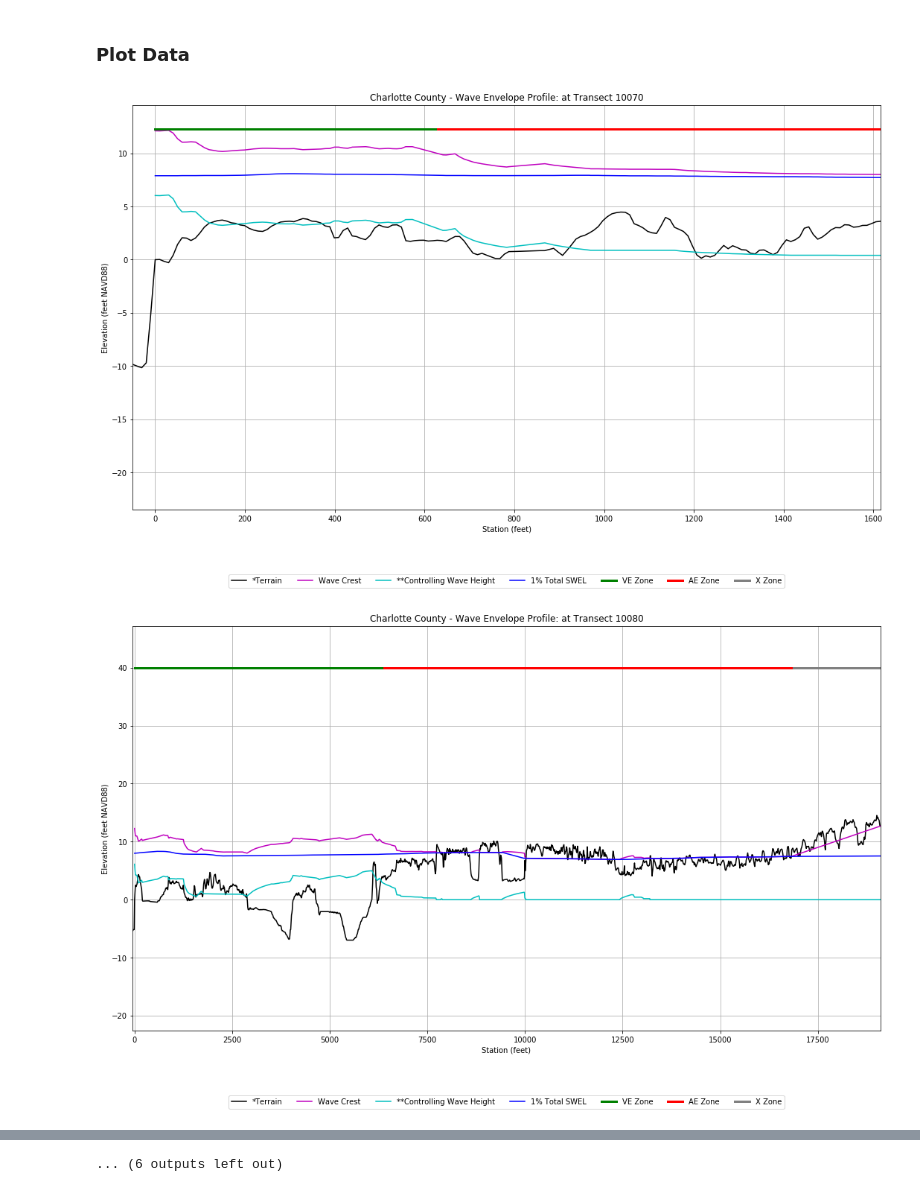
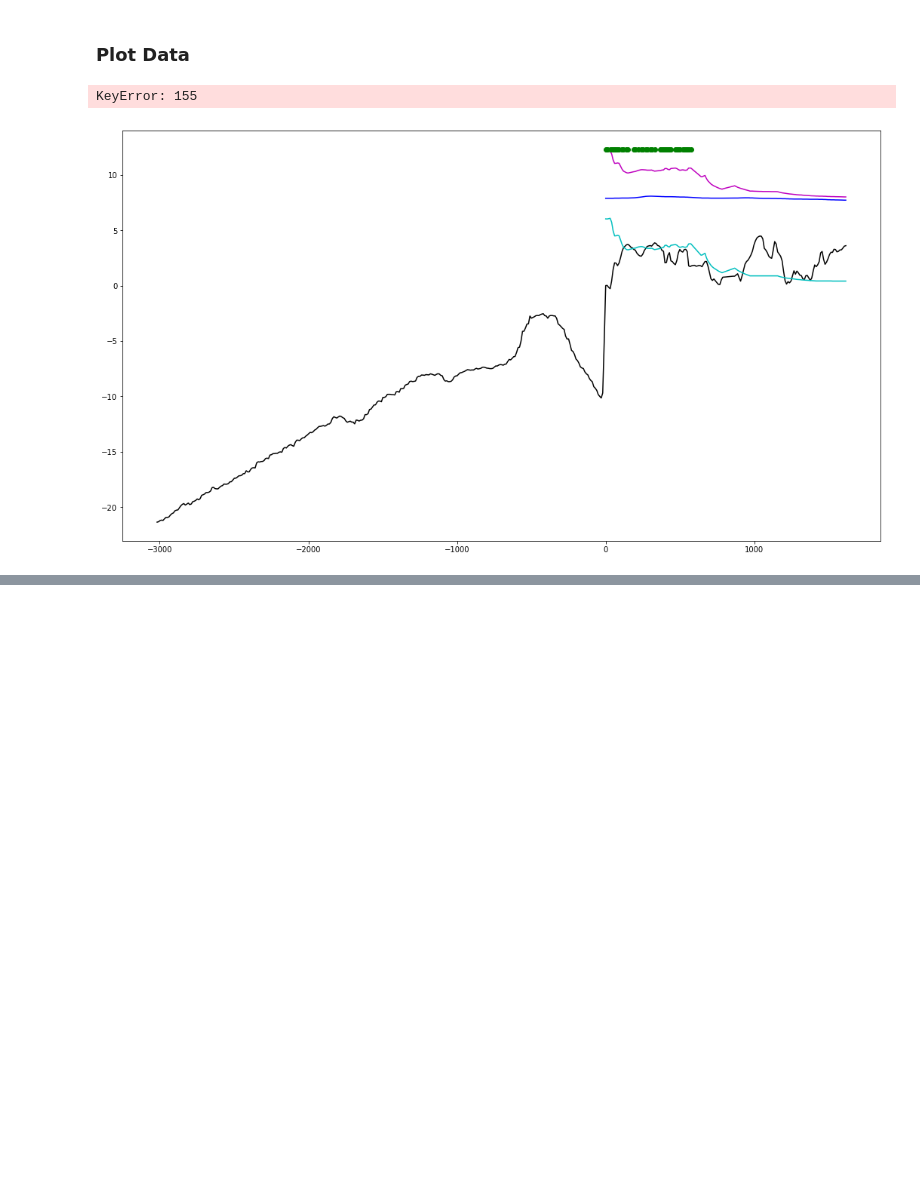
Before and after one commit to johnwallx/adcirc_prod, a Jupyter notebook: notebooks/champ_py_v2.ipynb, the cells around one changed output, grey strips where cells are left out. Saved outputs shown, nothing was run; the diff lists cells and outputs as text; code cells hidden in the pictures; blank space fills up the shorter version.

```diff
--- a/notebooks/champ_py_v2.ipynb
+++ b/notebooks/champ_py_v2.ipynb
@@ -149,52 +149,57 @@ for t in transects[1:20]:
             still_profile = dfS2[dfS2['Transect'] == t]
             sorted_still = still_profile.sort_values(by='Station')
             z4=ax.plot(sorted_still['Station'], sorted_still['100_year_swell'],'-b')
+            for i in range(sorted_wave.index[0],sorted_wave.index[-1]):
+                if sorted_wave['Wave_height'][i] >=3:
+                    ax.plot(sorted_wave['Stations'][i],
+                            sorted_wave['Wave_height'][i]*0+2.75*sorted_erosion['Elevation'].max(),
+                            '-og',linewidth=3.0)
 
-            z5=ax.plot(sorted_zone[sorted_zone['zone'].str.match('V')]['Station begin'],
-                    sorted_zone[sorted_zone['zone'].str.match('V')]['elevation begin']*0+
-                    2.75*sorted_erosion['Elevation'].max(),'-g',linewidth=3.0,zorder=5)
+            #z5=ax.plot(sorted_zone[sorted_zone['zone'].str.match('V')]['Station begin'],
+             #       sorted_zone[sorted_zone['zone'].str.match('V')]['elevation begin']*0+
+             #       2.75*sorted_erosion['Elevation'].max(),'-g',linewidth=3.0,zorder=5)
 
-            z6=ax.plot(sorted_zone[sorted_zone['zone'].str.match('A')]['Station begin'],
-                     sorted_zone[sorted_zone['zone'].str.match('A')]['elevation begin']*0+
-                    2.75*sorted_erosion['Elevation'].max(),'r',linewidth=3.0,zorder=4)
+            #z6=ax.plot(sorted_zone[sorted_zone['zone'].str.match('A')]['Station begin'],
+            #         sorted_zone[sorted_zone['zone'].str.match('A')]['elevation begin']*0+
+            #        2.75*sorted_erosion['Elevation'].max(),'r',linewidth=3.0,zorder=4)
 
-            z7=ax.plot(sorted_zone[sorted_zone['zone'].str.match('X')]['Station begin'],
-                     sorted_zone[sorted_zone['zone'].str.match('X')]['elevation begin']*0+
-                    2.75*sorted_erosion['Elevation'].max(),'grey',linewidth=3.0,zorder=3)
+            #z7=ax.plot(sorted_zone[sorted_zone['zone'].str.match('X')]['Station begin'],
+            #         sorted_zone[sorted_zone['zone'].str.match('X')]['elevation begin']*0+
+            #        2.75*sorted_erosion['Elevation'].max(),'grey',linewidth=3.0,zorder=3)
 
             ax.legend(['*Terrain','Wave Crest','**Controlling Wave Height','1% Total SWEL','VE Zone','AE Zone','X Zone'],
                       loc='upper center',bbox_to_anchor=(0.5,-0.15),ncol=7)
-            ax.plot(sorted_zone[sorted_zone['zone'].str.match('V')]['station end'],
-                    sorted_zone[sorted_zone['zone'].str.match('V')]['elevation begin']*0+
-                    2.75*sorted_erosion['Elevation'].max(),'-g',linewidth=3.0,zorder=5)
-            ax.plot(sorted_zone[sorted_zone['zone'].str.match('A')]['station end'],
-                     sorted_zone[sorted_zone['zone'].str.match('A')]['elevation begin']*0+
-                    2.75*sorted_erosion['Elevation'].max(),'r',linewidth=3.0,zorder=4)
-            ax.plot(sorted_zone[sorted_zone['zone'].str.match('X')]['station end'],
-                     sorted_zone[sorted_zone['zone'].str.match('X')]['elevation end']*0+
-                    2.75*sorted_erosion['Elevation'].max(),'grey',linewidth=3.0,zorder=3)
+            #ax.plot(sorted_zone[sorted_zone['zone'].str.match('V')]['station end'],
+            #        sorted_zone[sorted_zone['zone'].str.match('V')]['elevation begin']*0+
+            #        2.75*sorted_erosion['Elevation'].max(),'-g',linewidth=3.0,zorder=5)
+            #ax.plot(sorted_zone[sorted_zone['zone'].str.match('A')]['station end'],
+            #         sorted_zone[sorted_zone['zone'].str.match('A')]['elevation begin']*0+
+            #        2.75*sorted_erosion['Elevation'].max(),'r',linewidth=3.0,zorder=4)
+            #ax.plot(sorted_zone[sorted_zone['zone'].str.match('X')]['station end'],
+            #         sorted_zone[sorted_zone['zone'].str.match('X')]['elevation end']*0+
+            #        2.75*sorted_erosion['Elevation'].max(),'grey',linewidth=3.0,zorder=3)
 
             ax.set_xlim(-50, sorted_erosion['Station'].max())
             ax.set_ylim(1.1*sorted_erosion['Elevation'].min(), 3.25*sorted_erosion['Elevation'].max())
             ax.set_xlabel('Station (feet)')
             ax.set_ylabel('Elevation (feet NAVD88)')
             ax.set_title(title+': at Transect {}'.format(t))
     #else:
      #   ax3 = plt.axes([0,0,1,1])
      #   ax3.plot(sorted_erosion['Station'], sorted_erosion['Elevation'],'k')
      #   ax3.plot(original_profile['Station'],original_profile['Elevation'],'--k')
      #   ax3.set_xlim(-50, sorted_erosion['Station'].max())
      #   ax3.set_ylim(1.1*sorted_erosion['Elevation'].min(), 1.5*sorted_erosion['Elevation'].max())
      #   ax3.set_xlabel('Station (feet)')
      #   ax3.set_ylabel('Elevation (feet NAVD88)')
      #   ax3.set_title(title+': at Transect {}'.format(t))
      #   ax3.legend(['Erosion','Terrain'],loc='upper center',bbox_to_anchor=(0.5,-0.1),ncol=2)
     #ax.axvline(0, color = 'black')
 
 
     plt.grid(True)
     #plt.savefig(path+'{}.png'.format(t),dpi=300, bbox_inches = 'tight', pad_inches = 0.1)
     #plt.close()
 # %% [output]
+KeyError: 155
-[figure, old version]
+[figure, new version]
-[figure, removed]
@@ -211 +205,0 @@ for t in transects[1:20]:
-... (6 outputs left out)
```
Also changed, not shown: parts of 1 cell of this notebook.
